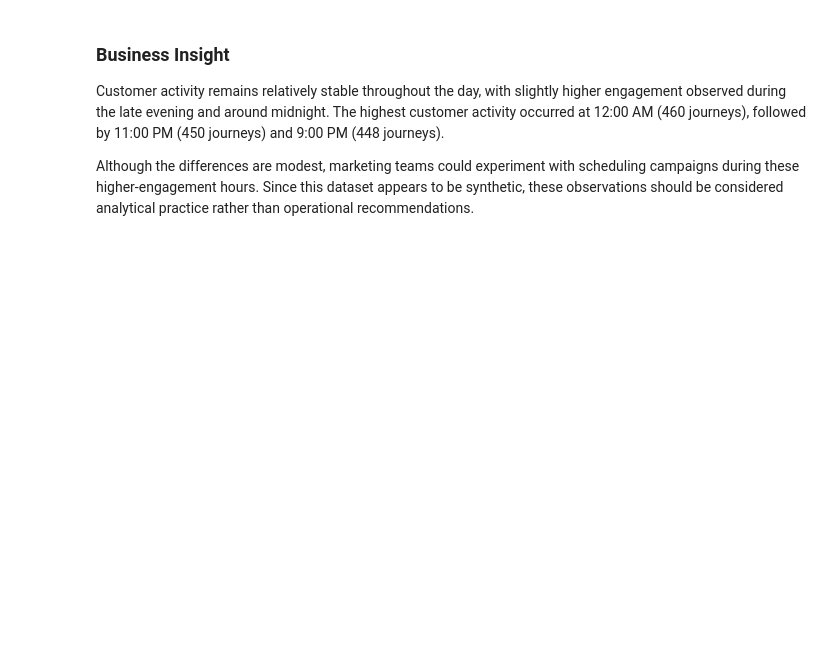
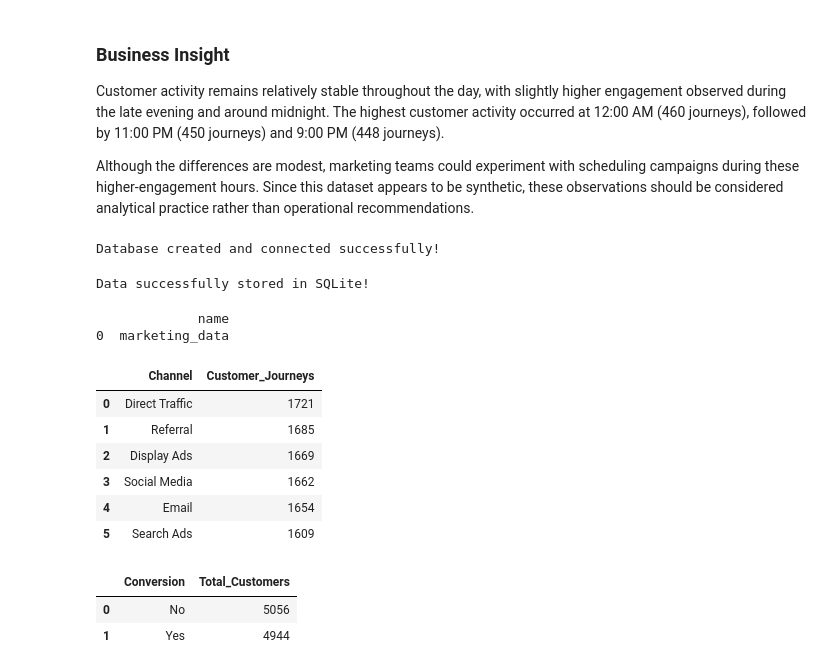
Before and after one commit to sakinasayed512/multi-touch-attribution, a Jupyter notebook: Marketing_Attribution_ROI_Dashboard/notebooks/01_Data_Exploration.ipynb, the cells around one changed output. Drawn from its saved outputs; the diff is of its cells as text; code cells hidden in the pictures; blank space fills up the shorter version.

```diff
--- a/Marketing_Attribution_ROI_Dashboard/notebooks/01_Data_Exploration.ipynb
+++ b/Marketing_Attribution_ROI_Dashboard/notebooks/01_Data_Exploration.ipynb
@@ -495,0 +500,78 @@ Although the differences are modest, marketing teams could experiment with sched
+# %%
+# Create a connection to the SQLite database
+
+connection = sqlite3.connect("../data/processed/marketing_attribution.db")
+
+print("Database created and connected successfully!")
+# %% [output]
+Database created and connected successfully!
+# %%
+# Store the DataFrame in the SQLite database
+
+df.to_sql(
+    "marketing_data",
+    connection,
+    if_exists="replace",
+    index=False
+)
+
+print("Data successfully stored in SQLite!")
+# %% [output]
+Data successfully stored in SQLite!
+# %%
+# Display all tables present in the SQLite database
+
+query = """
+SELECT name
+FROM sqlite_master
+WHERE type='table';
+"""
+
+tables = pd.read_sql_query(query, connection)
+
+print(tables)
+# %% [output]
+             name
+0  marketing_data
+# %%
+# SQL Query: Count customer journeys by marketing channel
+
+query = """
+SELECT
+    Channel,
+    COUNT(*) AS Customer_Journeys
+FROM marketing_data
+GROUP BY Channel
+ORDER BY Customer_Journeys DESC;
+"""
+
+channel_sql = pd.read_sql_query(query, connection)
+
+channel_sql
+# %% [output]
+|  | Channel | Customer_Journeys |
+| 0 | Direct Traffic | 1721 |
+| 1 | Referral | 1685 |
+| 2 | Display Ads | 1669 |
+| 3 | Social Media | 1662 |
+| 4 | Email | 1654 |
+| 5 | Search Ads | 1609 |
+# %%
+# SQL Query: Conversion distribution
+
+query = """
+SELECT
+    Conversion,
+    COUNT(*) AS Total_Customers
+FROM marketing_data
+GROUP BY Conversion
+ORDER BY Total_Customers DESC;
+"""
+
+conversion_sql = pd.read_sql_query(query, connection)
+
+conversion_sql
+# %% [output]
+|  | Conversion | Total_Customers |
+| 0 | No | 5056 |
+| 1 | Yes | 4944 |
```
Also changed, not shown: parts of 4 cells of this notebook.
